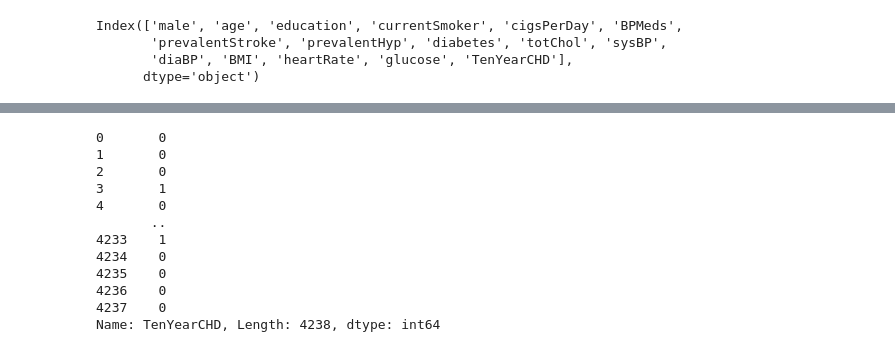
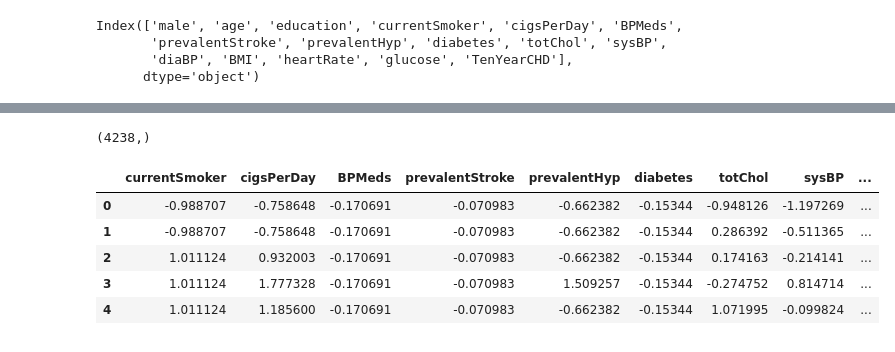
Before and after one commit to owolabi2001/classification_model_heart, a Jupyter notebook: mode.ipynb, the cells around one changed output, grey strips where cells are left out. Drawn from its saved outputs; the diff is of its cells as text; code cells hidden in the pictures.

```diff
--- a/mode.ipynb
+++ b/mode.ipynb
@@ -59,15 +68,9 @@ target = dataFrame['TenYearCHD']
 # %%
-target
+target.shape
 # %% [output]
-0       0
-1       0
-2       0
-3       1
-4       0
-       ..
-4233    1
-4234    0
-4235    0
-4236    0
-4237    0
-Name: TenYearCHD, Length: 4238, dtype: int64
+(4238,)
+# %%
+x_train = features.iloc[:3390,:]
+x_test = features.iloc[3391:,:]
+y_train = target.iloc[:3390]
+y_test = target.iloc[3391:]
@@ -73,0 +87,9 @@ Name: TenYearCHD, Length: 4238, dtype: int64
+# %%
+x_train.head()
+# %% [output]
+|  | currentSmoker | cigsPerDay | BPMeds | prevalentStroke | prevalentHyp | diabetes | totChol | sysBP | ... |
+| 0 | -0.988707 | -0.758648 | -0.170691 | -0.070983 | -0.662382 | -0.15344 | -0.948126 | -1.197269 | ... |
+| 1 | -0.988707 | -0.758648 | -0.170691 | -0.070983 | -0.662382 | -0.15344 | 0.286392 | -0.511365 | ... |
+| 2 | 1.011124 | 0.932003 | -0.170691 | -0.070983 | -0.662382 | -0.15344 | 0.174163 | -0.214141 | ... |
+| 3 | 1.011124 | 1.777328 | -0.170691 | -0.070983 | 1.509257 | -0.15344 | -0.274752 | 0.814714 | ... |
+| 4 | 1.011124 | 1.185600 | -0.170691 | -0.070983 | -0.662382 | -0.15344 | 1.071995 | -0.099824 | ... |
```
Also changed, not shown: parts of 15 cells of this notebook.
